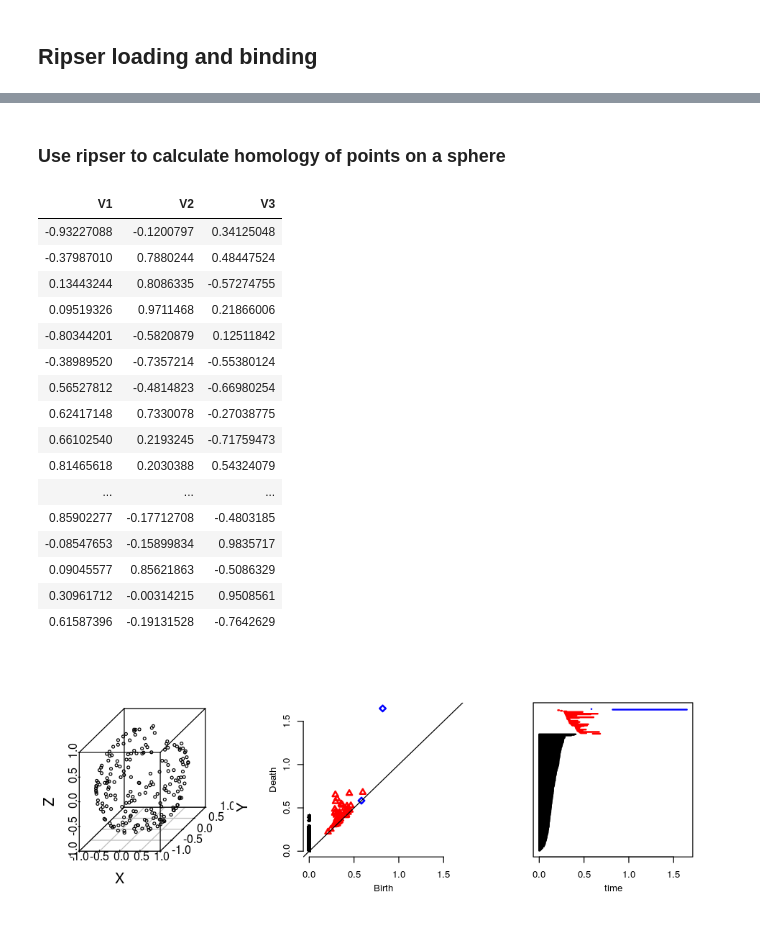
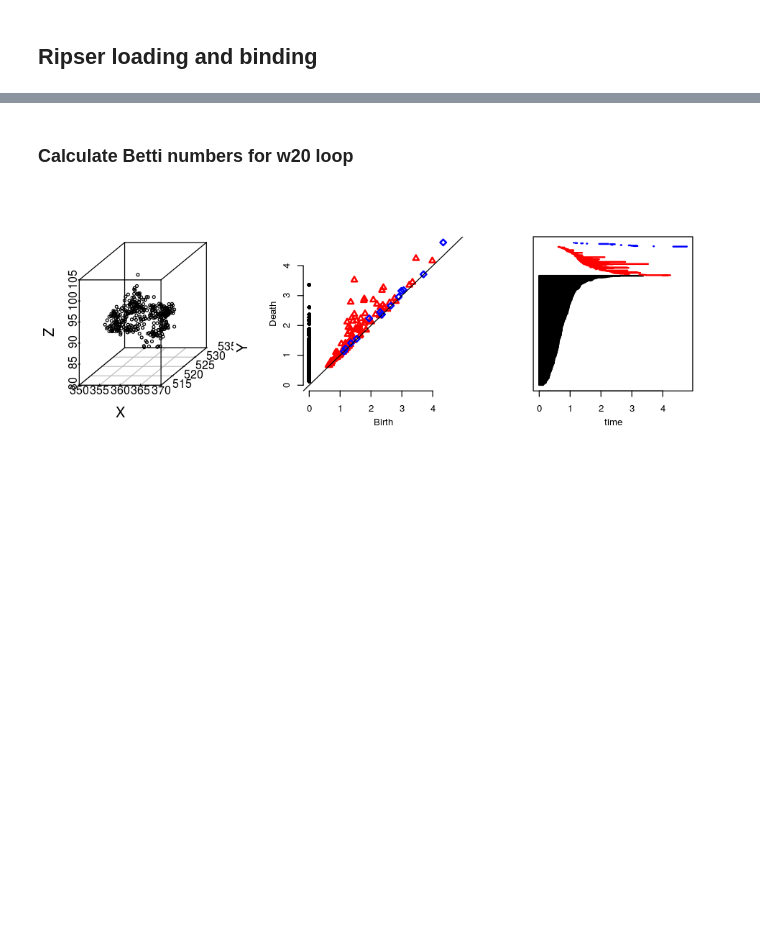
Before and after one commit to zneronha/Fall2018, a Jupyter notebook: RealTDAExperimentation.ipynb, the cells around one changed output, grey strips where cells are left out. Saved outputs shown, nothing was run; the diff lists cells and outputs as text; code cells hidden in the pictures; blank space fills up the shorter version.

```diff
--- a/RealTDAExperimentation.ipynb
+++ b/RealTDAExperimentation.ipynb
@@ -106,36 +78,17 @@ homology2_L1 <- ripserDiag(zSph, 2, 5.0)
-# %% [markdown]
-### Use ripser to calculate homology of points on a sphere
+# %% [markdown]
+### Calculate Betti numbers for w20 loop
+# %%
+#Load the data from the spreadsheet
+dat = read.csv('SelectedFeatures/Loop1_w20.csv',header=FALSE)
+Orbit1 = data.matrix(dat)
 # %%
-syntheticSph = read.csv(file="Practice3DTDA_Sph.csv",head=FALSE)
-zSph = data.matrix(syntheticSph)
-zSph
-
-homology0_zSph <- ripserDiag(zSph, 0, 5.0)
-homology1_zSph <- ripserDiag(zSph, 1, 5.0)
-homology2_zSph <- ripserDiag(zSph, 2, 5.0)
+homology2_Orbit1 <- ripserDiag(Orbit1, 2, 10)
 
 par(mfrow = c(1, 3), mai = c(0.8, 0.8, 0.3, 0.1))
 options(repr.plot.width=8,repr.plot.height=3)
 
-scatterplot3d(zSph, y=NULL, z=NULL, xlab="X", ylab="Y", zlab="Z")
-TDA::plot.diagram(homology2_zSph, barcode = FALSE)
-TDA::plot.diagram(homology2_zSph, barcode = TRUE)
+scatterplot3d(Orbit1, y=NULL, z=NULL, xlab="X", ylab="Y", zlab="Z")
+TDA::plot.diagram(homology2_Orbit1, barcode = FALSE)
+TDA::plot.diagram(homology2_Orbit1, barcode = TRUE)
 # %% [output]
-| V1 | V2 | V3 |
-| -0.93227088 | -0.1200797 | 0.34125048 |
-| -0.37987010 | 0.7880244 | 0.48447524 |
-| 0.13443244 | 0.8086335 | -0.57274755 |
-| 0.09519326 | 0.9711468 | 0.21866006 |
-| -0.80344201 | -0.5820879 | 0.12511842 |
-| -0.38989520 | -0.7357214 | -0.55380124 |
-| 0.56527812 | -0.4814823 | -0.66980254 |
-| 0.62417148 | 0.7330078 | -0.27038775 |
-| 0.66102540 | 0.2193245 | -0.71759473 |
-| 0.81465618 | 0.2030388 | 0.54324079 |
-| ... | ... | ... |
-| 0.85902277 | -0.17712708 | -0.4803185 |
-| -0.08547653 | -0.15899834 | 0.9835717 |
-| 0.09045577 | 0.85621863 | -0.5086329 |
-| 0.30961712 | -0.00314215 | 0.9508561 |
-| 0.61587396 | -0.19131528 | -0.7642629 |
-[figure, old version]
+[figure, new version]
```
Also changed, not shown: parts of 32 cells of this notebook, 2 other files.
